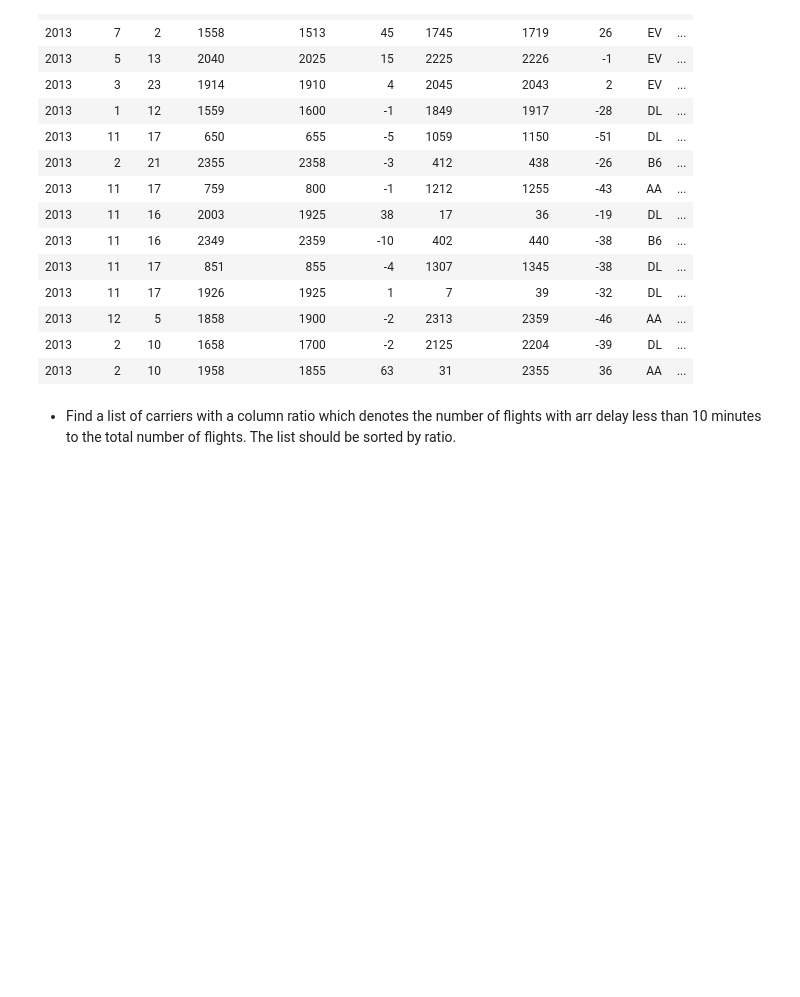
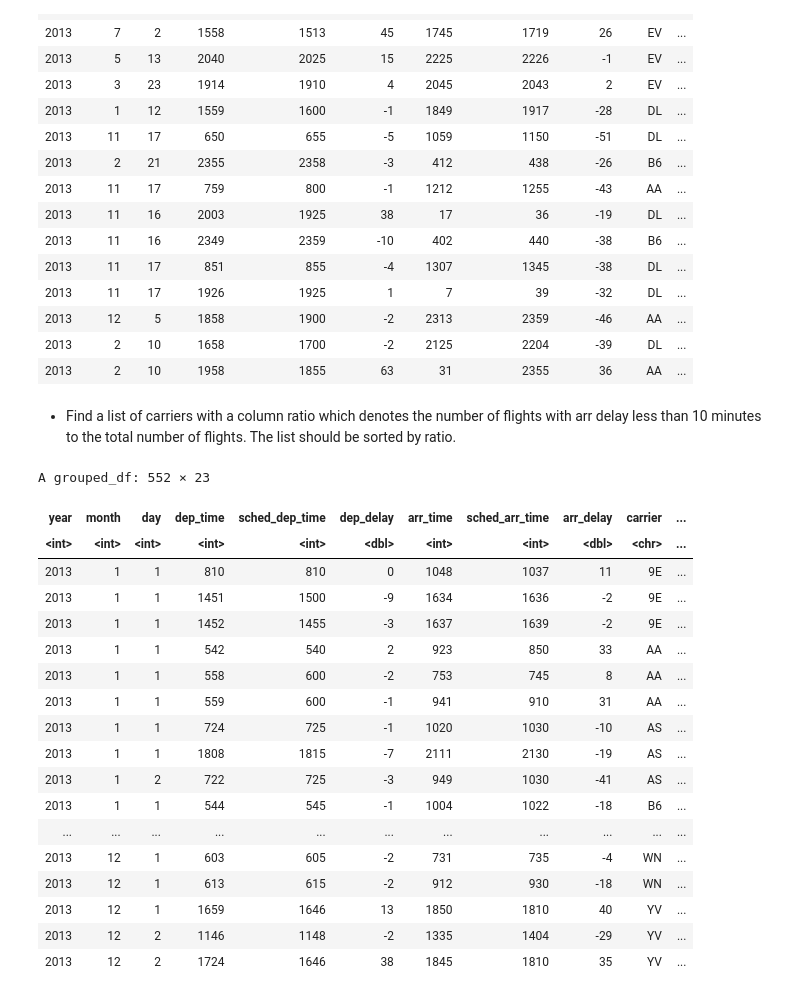
Before and after one commit to Jrana1/statistics-tutorials, a Jupyter notebook: Descriptive-Statistics/Sheet2_Solutions.ipynb, the cells around one changed output. Cells and saved outputs as stored; diff of their text form; code cells hidden in the pictures; blank space fills up the shorter version.

```diff
--- a/Descriptive-Statistics/Sheet2_Solutions.ipynb
+++ b/Descriptive-Statistics/Sheet2_Solutions.ipynb
@@ -905,0 +941,22 @@ A tibble: 15 × 20
+# %%
+x %>% slice(1:3)
+# %% [output]
+A grouped_df: 552 × 23
+| year | month | day | dep_time | sched_dep_time | dep_delay | arr_time | sched_arr_time | arr_delay | carrier | ... |
+| <int> | <int> | <int> | <int> | <int> | <dbl> | <int> | <int> | <dbl> | <chr> | ... |
+| 2013 | 1 | 1 | 810 | 810 | 0 | 1048 | 1037 | 11 | 9E | ... |
+| 2013 | 1 | 1 | 1451 | 1500 | -9 | 1634 | 1636 | -2 | 9E | ... |
+| 2013 | 1 | 1 | 1452 | 1455 | -3 | 1637 | 1639 | -2 | 9E | ... |
+| 2013 | 1 | 1 | 542 | 540 | 2 | 923 | 850 | 33 | AA | ... |
+| 2013 | 1 | 1 | 558 | 600 | -2 | 753 | 745 | 8 | AA | ... |
+| 2013 | 1 | 1 | 559 | 600 | -1 | 941 | 910 | 31 | AA | ... |
+| 2013 | 1 | 1 | 724 | 725 | -1 | 1020 | 1030 | -10 | AS | ... |
+| 2013 | 1 | 1 | 1808 | 1815 | -7 | 2111 | 2130 | -19 | AS | ... |
+| 2013 | 1 | 2 | 722 | 725 | -3 | 949 | 1030 | -41 | AS | ... |
+| 2013 | 1 | 1 | 544 | 545 | -1 | 1004 | 1022 | -18 | B6 | ... |
+| ... | ... | ... | ... | ... | ... | ... | ... | ... | ... | ... |
+| 2013 | 12 | 1 | 603 | 605 | -2 | 731 | 735 | -4 | WN | ... |
+| 2013 | 12 | 1 | 613 | 615 | -2 | 912 | 930 | -18 | WN | ... |
+| 2013 | 12 | 1 | 1659 | 1646 | 13 | 1850 | 1810 | 40 | YV | ... |
+| 2013 | 12 | 2 | 1146 | 1148 | -2 | 1335 | 1404 | -29 | YV | ... |
+| 2013 | 12 | 2 | 1724 | 1646 | 38 | 1845 | 1810 | 35 | YV | ... |
```
Also changed, not shown: parts of 43 cells of this notebook, 1 other file.
